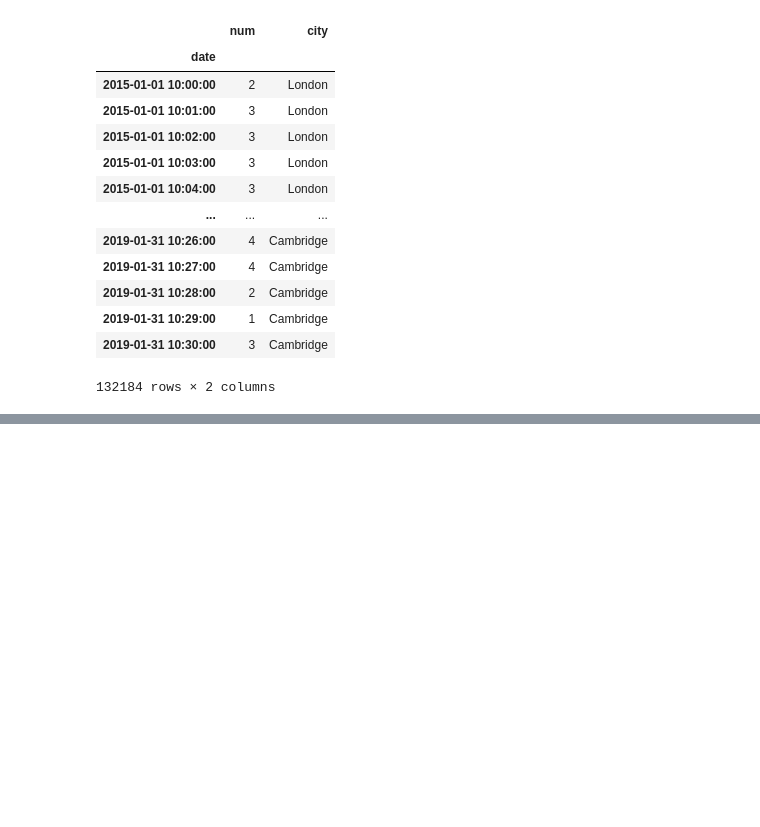
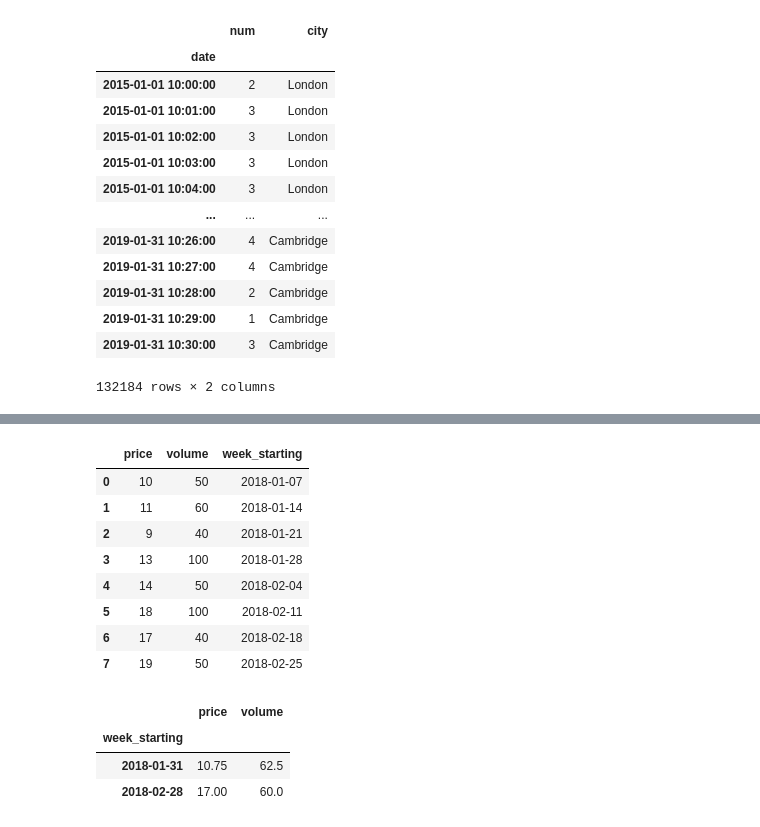
Before and after one commit to danielliu99/DS_toolbox, a Jupyter notebook: pandas/datetime.ipynb, the cells around one changed output, grey strips where cells are left out. Drawn from its saved outputs; the diff is of its cells as text; code cells hidden in the pictures; blank space fills up the shorter version.

```diff
--- a/pandas/datetime.ipynb
+++ b/pandas/datetime.ipynb
@@ -284,0 +342,25 @@ df.between_time('10:00', '10:30')
+# %%
+d = {'price': [10, 11, 9, 13, 14, 18, 17, 19],
+     'volume': [50, 60, 40, 100, 50, 100, 40, 50]}
+df = pd.DataFrame(d)
+df['week_starting'] = pd.date_range('01/01/2018',
+                                    periods=8,
+                                    freq='W')
+df
+# %% [output]
+|  | price | volume | week_starting |
+| 0 | 10 | 50 | 2018-01-07 |
+| 1 | 11 | 60 | 2018-01-14 |
+| 2 | 9 | 40 | 2018-01-21 |
+| 3 | 13 | 100 | 2018-01-28 |
+| 4 | 14 | 50 | 2018-02-04 |
+| 5 | 18 | 100 | 2018-02-11 |
+| 6 | 17 | 40 | 2018-02-18 |
+| 7 | 19 | 50 | 2018-02-25 |
+# %%
+df.resample(rule='M', label='right', on='week_starting').mean()
+# %% [output]
+|  | price | volume |
+| week_starting |  |  |
+| 2018-01-31 | 10.75 | 62.5 |
+| 2018-02-28 | 17.00 | 60.0 |
```
Also changed, not shown: parts of 7 cells of this notebook, 4 other files.
